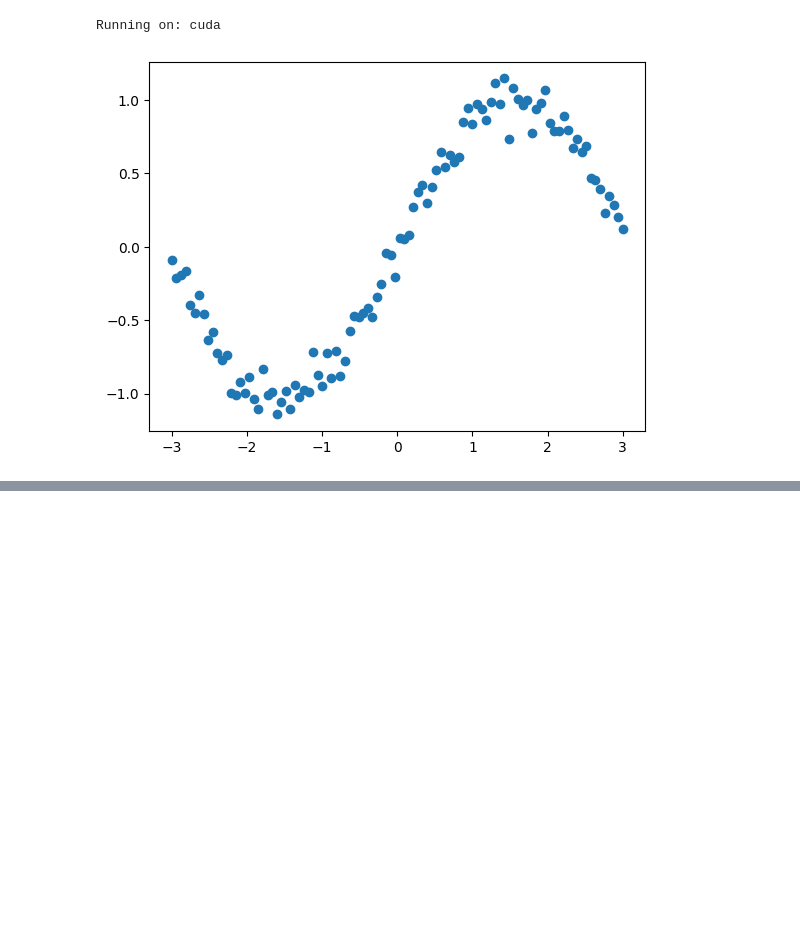
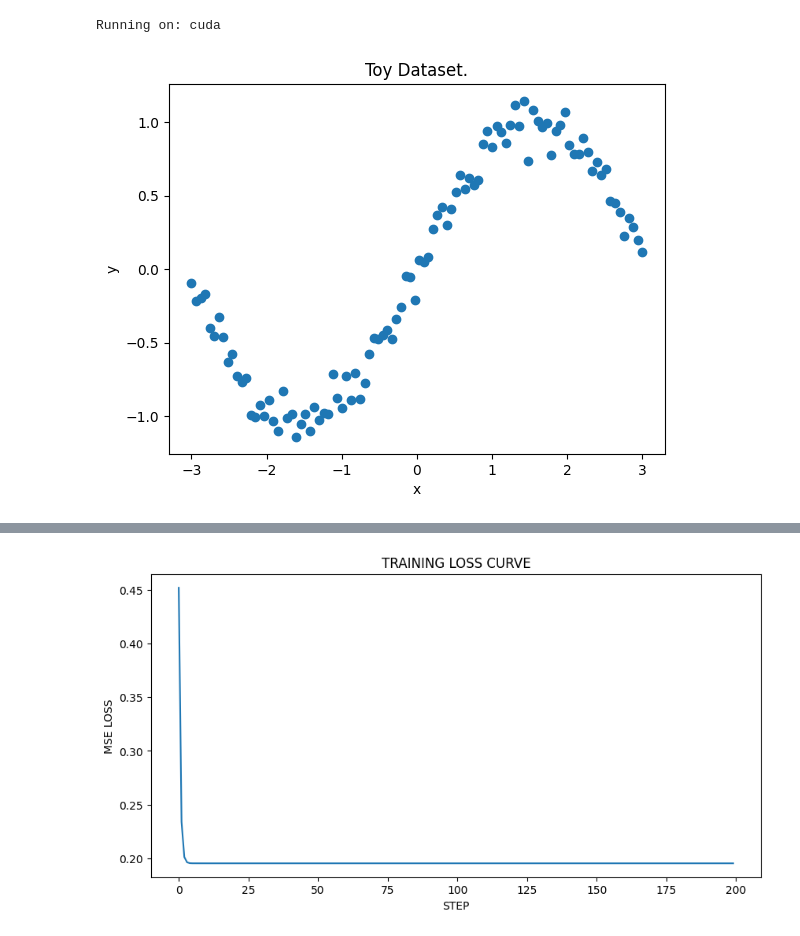
Before and after one commit to Dijah-Tunrayo/Lab_3, a Jupyter notebook: Lab_3.ipynb, the cells around one changed output, grey strips where cells are left out. Saved outputs shown, nothing was run; the diff lists cells and outputs as text; code cells hidden in the pictures; blank space fills up the shorter version.

```diff
--- a/Lab_3.ipynb
+++ b/Lab_3.ipynb
@@ -43,40 +43,65 @@ Running on: cuda
 
 #==============================================================================================#
 #TODO 1 - Generating toy data and plotting it
+np.random.seed(42)
 
 x = np.linspace(-3, 3, 100)
 y = np.sin(x) + np.random.normal(0, 0.1,100)
-plt.plot(x,y,"o")
+plt.plot(x,y,"o", label = "Noisy Sine Data")
+plt.xlabel("x")
+plt.ylabel("y")
+plt.title("Toy Dataset.")
 plt.show()
 
 
 #TODO 2 - Initialising w and b to small random values
+np.random.seed(42)
 w = np.random.normal(0, 0.1)
 b = np.random.normal(0, 0.1)
+print(f"Initial weight: {w:.3f}, Initial bias: {b:.3f}")
+
 
 #TODO 3 - Implementing ONE gradient-descent step by hand?(oh a calculation by hand, sure) and then looping it for ~200 steps
-a_loss = [] # A list to store the losses
+history_loss = [] # A list to store the losses
+lr = 0.1
 
 #A for loop for the 200 steps
 for i in range(200):
   y_hat = w * x + b
   loss  = np.mean((y_hat - y) ** 2)
   dw    = np.mean(2 * (y_hat - y) * x)
   db    = np.mean(2 * (y_hat - y))
   w    -= lr * dw
   b    -= lr * db
+  #Storing the losses
+  history_loss.append(loss)
 
-#Storing the lossing
-a_loss.append(loss)
+  #This part is to track the progress of the training process
+  if i % 20 ==0:
+    print(f"Step {i}, Loss: {loss}, w: {w}, b: {b}")
+
+#Final
+print(f"\nFinal w: {w:.4f}, b: {b:.4f}")
 
 #TODO 4 - Plotting the loss curve over the 200 steps and the data with the fitted line on top.
-#the loss curve
-plt.plot(a_loss)
+
+#The loss curve
+plt.figure(figsize = (10, 5))
+plt.plot(history_loss)
+plt.xlabel("STEP")
+plt.ylabel("MSE LOSS")
+plt.title("TRAINING LOSS CURVE")
+
 plt.show()
 
 #plotting the data with a fitted line on top
-plt.plot(x, y, "o")
-plt.plot(x, w * x + b)
-plt.plot()
+plt.figure(figsize = (10,5))
+plt.plot(x, y, "o", alpha = 0.6, label = "Data")
+plt.plot(x, w * x + b, "r-", linewidth = 2, label = f"Fitted line (w = {w}, b + {b})")
+plt.xlabel("x")
+plt.ylabel("y")
+plt.legend()
+
+plt.show()
 # %% [output]
-[figure, old version]
+[figure, new version]
@@ -83,0 +121 @@ NameError: name 'lr' is not defined
+[figure, added]
```
Also changed, not shown: parts of 2 cells of this notebook.
